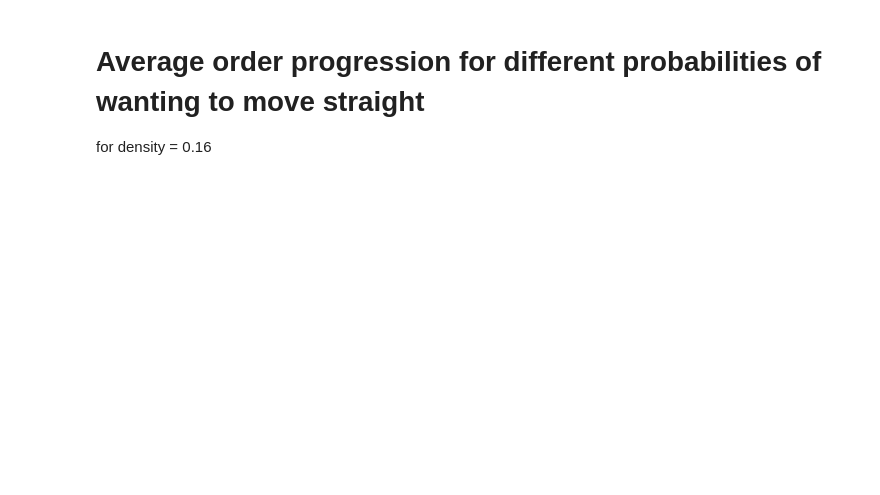
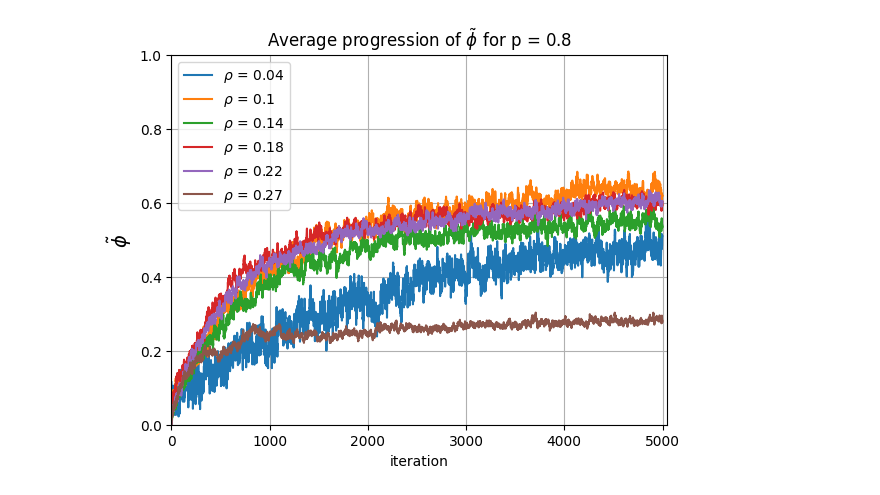
Before and after one commit to Ninavd/crowd-control, a Jupyter notebook: data_analysis.ipynb, the cells around one changed output. Saved outputs shown, nothing was run; the diff lists cells and outputs as text; code cells hidden in the pictures; blank space fills up the shorter version.

Commit message:
plots updated

```diff
--- a/data_analysis.ipynb
+++ b/data_analysis.ipynb
@@ -2,22 +6,21 @@
 import numpy as np
 import matplotlib.pyplot as plt
 from matplotlib import cm
-import matplotlib as mpl
 
-# mpl.rcParams['axes.prop_cycle'] = mpl.cycler(color=["r", "k", "c"])
-
-
-iterations = 2000
+iterations = 5000
 n_runs = 10
 L = 50
-rho_values = [0.02, 0.04, 0.08, 0.1, 0.12, 0.14, 0.16, 0.18, 0.2, 0.22, 0.24, 0.26, 0.28]
-p_values = [0.1, 0.2, 0.3, 0.4, 0.5, 0.6, 0.7, 0.8, 0.9, 1.0]
+
+# densities simulated
+rho_values = [0.04, 0.07, 0.08, 0.1, 0.11, 0.12, 0.14, 0.15, 0.16, 0.18, 0.19, 0.2, 0.22, 0.23, 0.26, 0.27]
+
+# simulated soberness values
+p_values = [round(i, 2) for i in np.arange(0.05, 1.05, 0.05)]
 
 # list of (rho, p, phi) tuples for 3D plot
 data_points = []
 
-# for the plots that show chronological progession
-# key=rho, value=2D list, one for every p value, containing the progression of the order param
+# key=rho, value=2D list of phi values, one for every p value
 all_data = {rho : [] for rho in rho_values}
 
 # load data from files
@@ -28,7 +31,6 @@ for rho_index, rho in enumerate(rho_values):
         phi_means = my_data[1]
         phi_stds = my_data[2]
 
-
         data_points.append((rho, p, np.mean(phi_means[:-100])))
 
         all_data[rho].append([phi_means, phi_stds])
@@ -38,15 +42,16 @@ For constant soberness  (likeliness to move straight) = 0.8
 # %%
 # plot average progression for different densities and p = 0.8
-%matplotlib notebook
 plt.figure()
-colors = cm.nipy_spectral(np.linspace(0, 1, len(rho_values)))
 
-for rho in rho_values:
-    plt.plot(range(iterations), all_data[rho][7][0], label=f'$\\rho$ = {rho}')
+for i, rho in enumerate(rho_values):
+    plt.plot(range(iterations), all_data[rho][-5][0], label=f'$\\rho$ = {rho}') if i%3 == 0 else None
 plt.ylabel('$\\tilde{\phi}$', fontsize=14)
 plt.xlabel('iteration')
+plt.title(f'Average progression of $\\tilde{{\phi}}$ for p = {p_values[-5]}')
 plt.legend()
+plt.xlim(0, 5050)
+plt.ylim(0, 1)
+plt.grid()
 plt.show()
+# %% [output]
+[figure, added]
-# %% [markdown]
-# Average order progression for different probabilities of wanting to move straight
-for density = 0.16
```
Also changed, not shown: parts of 19 cells of this notebook.
